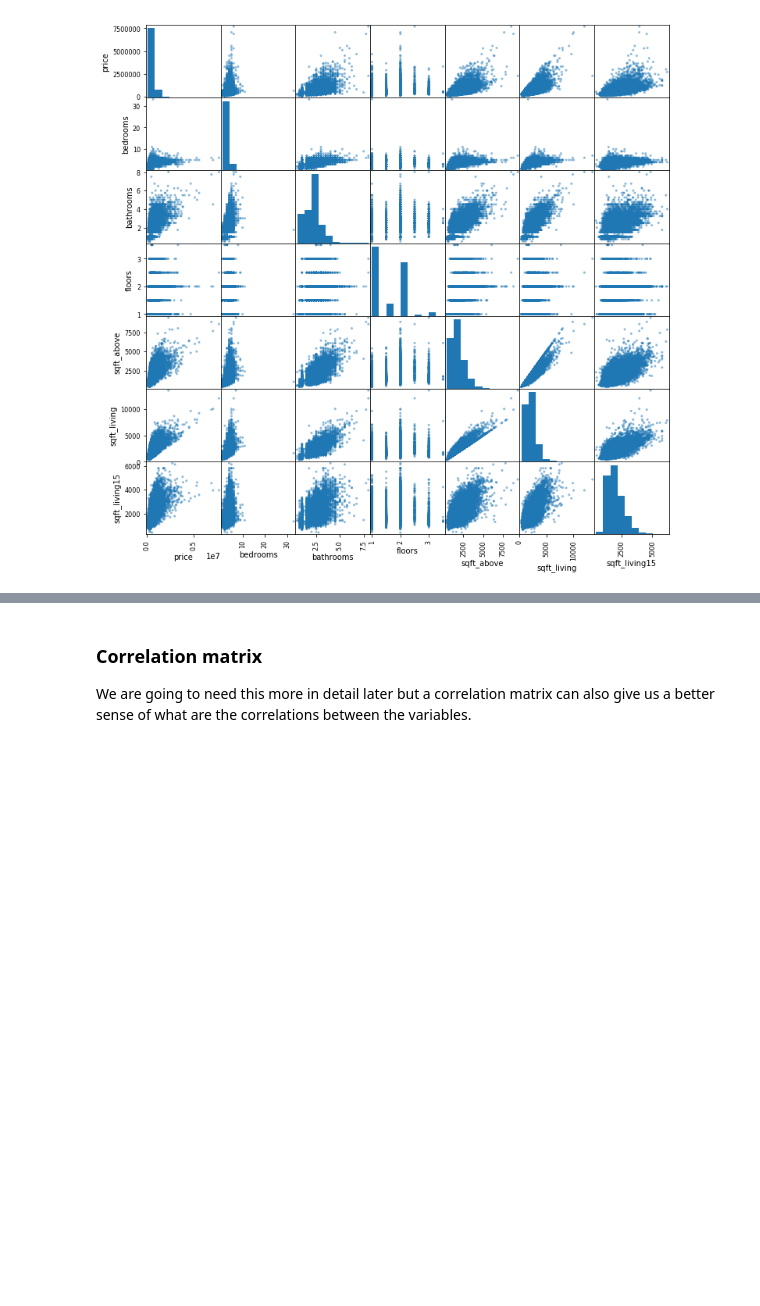
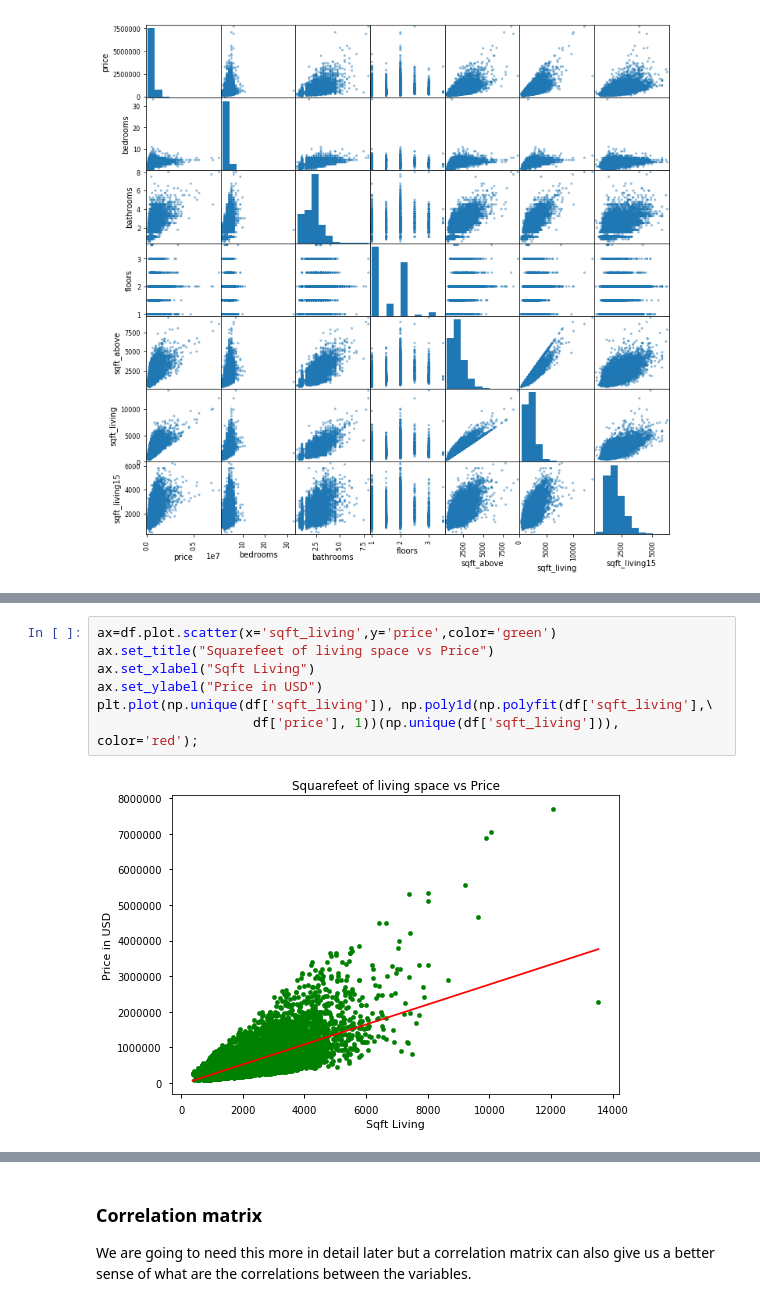
Before and after one commit to MNLKuzmin/dsc-phase-2-project-v2-3, a Jupyter notebook: student.ipynb, the cells around one changed output, grey strips where cells are left out. Drawn from its saved outputs; the diff is of its cells as text; blank space fills up the shorter version.

```diff
--- a/student.ipynb
+++ b/student.ipynb
@@ -195,0 +206,9 @@ pd.plotting.scatter_matrix(main,figsize  = [12, 12]);
+# %%
+ax=df.plot.scatter(x='sqft_living',y='price',color='green')
+ax.set_title("Squarefeet of living space vs Price")
+ax.set_xlabel("Sqft Living")
+ax.set_ylabel("Price in USD")
+plt.plot(np.unique(df['sqft_living']), np.poly1d(np.polyfit(df['sqft_living'],\
+                    df['price'], 1))(np.unique(df['sqft_living'])), color='red');
+# %% [output]
+[figure, added]
```
Also changed, not shown: parts of 75 cells of this notebook.
